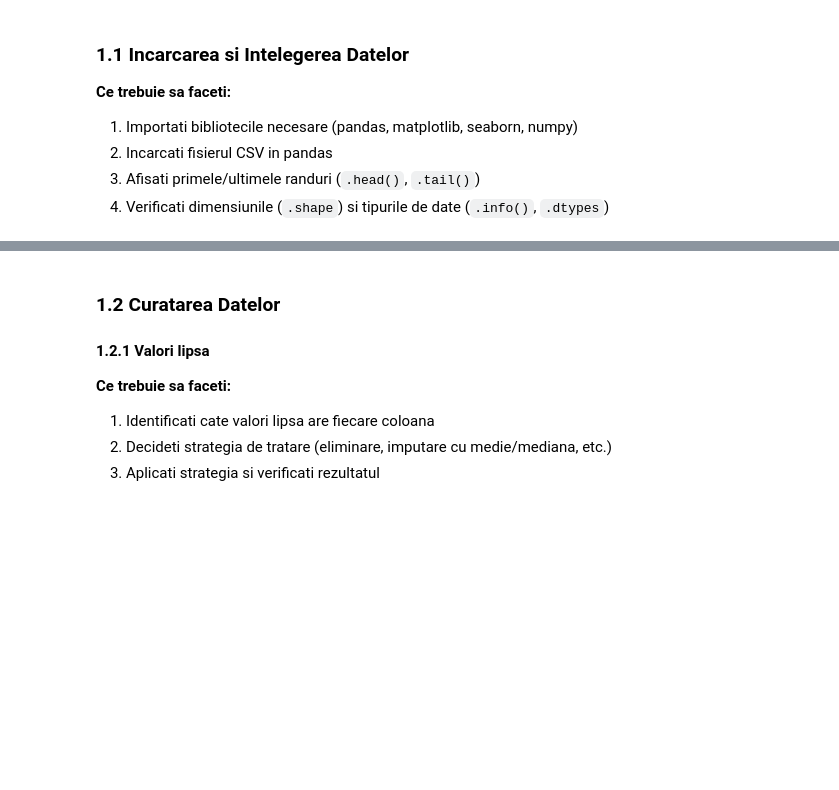
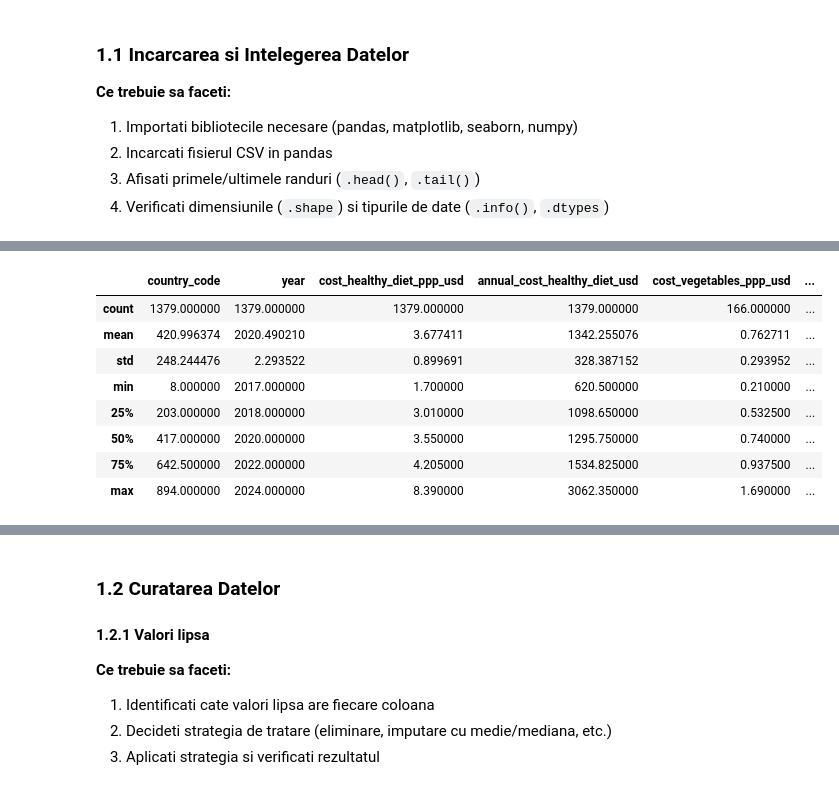
Before and after one commit to monica-raluca/AAD, a Jupyter notebook: AAD_Project.ipynb, the cells around one changed output, grey strips where cells are left out. Cells and saved outputs as stored; diff of their text form; code cells hidden in the pictures; blank space fills up the shorter version.

```diff
--- a/AAD_Project.ipynb
+++ b/AAD_Project.ipynb
@@ -120,0 +171,12 @@ df.info()
+# %%
+df_price.describe()
+# %% [output]
+|  | country_code | year | cost_healthy_diet_ppp_usd | annual_cost_healthy_diet_usd | cost_vegetables_ppp_usd | ... |
+| count | 1379.000000 | 1379.000000 | 1379.000000 | 1379.000000 | 166.000000 | ... |
+| mean | 420.996374 | 2020.490210 | 3.677411 | 1342.255076 | 0.762711 | ... |
+| std | 248.244476 | 2.293522 | 0.899691 | 328.387152 | 0.293952 | ... |
+| min | 8.000000 | 2017.000000 | 1.700000 | 620.500000 | 0.210000 | ... |
+| 25% | 203.000000 | 2018.000000 | 3.010000 | 1098.650000 | 0.532500 | ... |
+| 50% | 417.000000 | 2020.000000 | 3.550000 | 1295.750000 | 0.740000 | ... |
+| 75% | 642.500000 | 2022.000000 | 4.205000 | 1534.825000 | 0.937500 | ... |
+| max | 894.000000 | 2024.000000 | 8.390000 | 3062.350000 | 1.690000 | ... |
```
Also changed, not shown: parts of 13 cells of this notebook.
